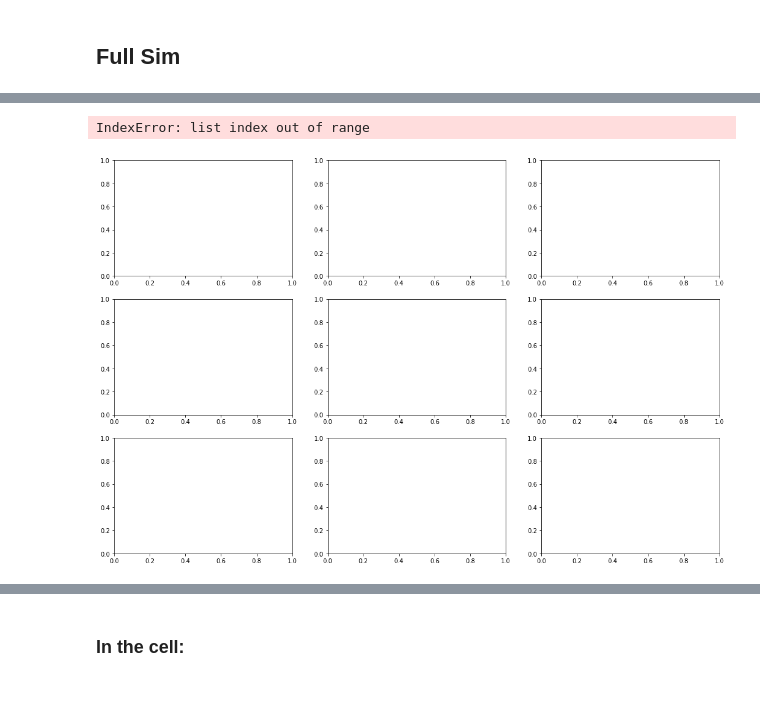
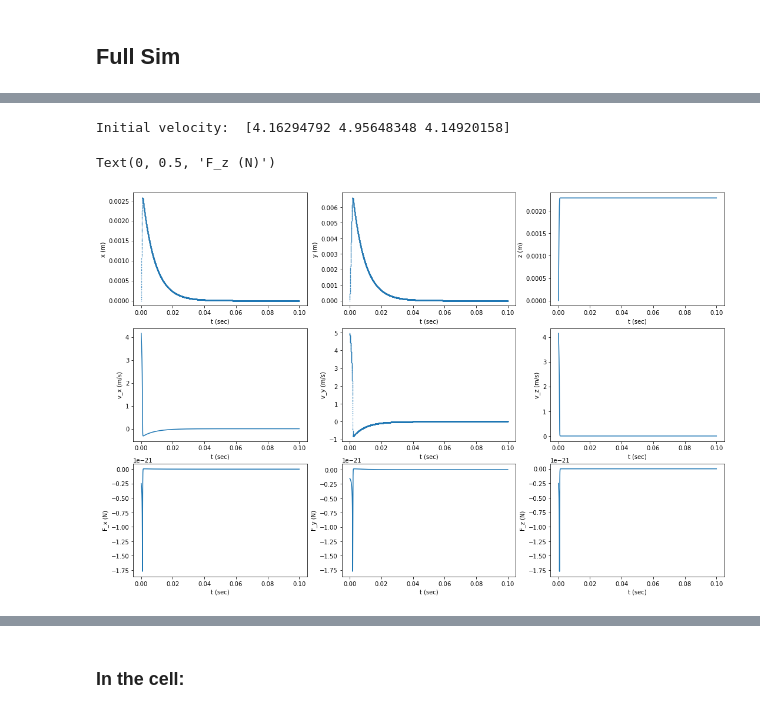
Before and after one commit to christianhnunez/MOT_SIM, a Jupyter notebook: 1DMOT.ipynb, the cells around one changed output, grey strips where cells are left out. Drawn from its saved outputs; the diff is of its cells as text; code cells hidden in the pictures.

```diff
--- a/1DMOT.ipynb
+++ b/1DMOT.ipynb
@@ -431,0 +376,38 @@ Success index:  [6, 17, 36, 54, 56, 82, 173, 232, 271, 272, 275, 288, 309, 345,
+# %%
+N_sim = 1000
+vcut = 30 #m/s
+
+pos_rec = []
+vel_rec = []
+times_rec = []
+forces_rec = []
+successes = 0
+success_index = []
+
+for n in range(0, N_sim):
+    # Find a velocity vector below the cut
+    smp = sampleVelocityVec()
+    while np.linalg.norm(smp) > vcut:
+        smp = sampleVelocityVec()
+
+    # Initialize atom
+    vec_x = np.array([0,0,0])
+    #sc = 10**(-5)
+    #vec_x = np.array([sc*st.uniform.rvs(loc = -0.5, scale=1), sc*st.uniform.rvs(loc = -0.5, scale=1), sc*st.uniform.rvs(loc = -0.5, scale=1)])
+    #vec_v = np.array([smp[0], smp[1], 10])
+    vec_v = np.array([smp[0], smp[1], smp[2]]) # Fully correct
+    #vec_v = np.array([30*st.uniform.rvs(loc = -0.5, scale=1), 30*st.uniform.rvs(loc = -0.5, scale=1), 0.3])
+    pos, vel, times, forces, success = simulate(vec_x, vec_v, num_timesteps=10000)
+    if success == 1:
+        successes += 1
+        success_index.append(n)
+        print("Success at n = ", n)
+    pos_rec.append(pos)
+    vel_rec.append(vel)
+    forces_rec.append(forces)
+    times_rec.append(times)
+    if n % 10 == 0:
+        print("Done with run ", n)
+
+print("Successful: ", successes)
+print("Success index: ", success_index)
@@ -435,7 +435,7 @@ fig, ax = plt.subplots(3, 3, figsize=(18, 12))
 
 sim = True
 if sim:
-    nnn=1391
+    nnn=41
     pos = pos_rec[nnn]
     vel = vel_rec[nnn]
     print("Initial velocity: ", vel[0])
@@ -461,32 +461,33 @@ ax[2,0].set_ylabel("F_x (N)")
 ax[0, 1].scatter(times, pos[:, 1], label="RK4", s=0.2)
 ax[0, 1].set_xlabel("t (sec)")
 ax[0, 1].set_ylabel("y (m)")
 
 # v_y (BOTTOM CENTER)
 ax[1, 1].scatter(times, vel[:, 1], label="RK4", s=0.2)
 ax[1, 1].set_xlabel("t (sec)")
 ax[1, 1].set_ylabel("v_y (m/s)")
 
 # F_y (bottom middle)
 ax[2,1].plot(times[1:], forces[:, 1], label="RK4")
 ax[2,1].set_xlabel("t (sec)")
 ax[2,1].set_ylabel("F_y (N)")
 
 
 # z-pos (TOP RIGHT)
 ax[0, 2].plot(times, pos[:, 2], label="RK4")
 ax[0, 2].set_xlabel("t (sec)")
 ax[0, 2].set_ylabel("z (m)")
 
 # v_z (BOTTOM RIGHT)
 ax[1, 2].plot(times, vel[:, 2], label="RK4")
 ax[1, 2].set_xlabel("t (sec)")
 ax[1, 2].set_ylabel("v_z (m/s)")
 
 # F_z (bottom middle)
 ax[2,2].plot(times[1:], forces[:, 2], label="RK4")
 ax[2,2].set_xlabel("t (sec)")
 ax[2,2].set_ylabel("F_z (N)")
 # %% [output]
-IndexError: list index out of range
+Initial velocity:  [4.16294792 4.95648348 4.14920158]
+Text(0, 0.5, 'F_z (N)')
-[figure, old version]
+[figure, new version]
```
Also changed, not shown: parts of 14 cells of this notebook.
